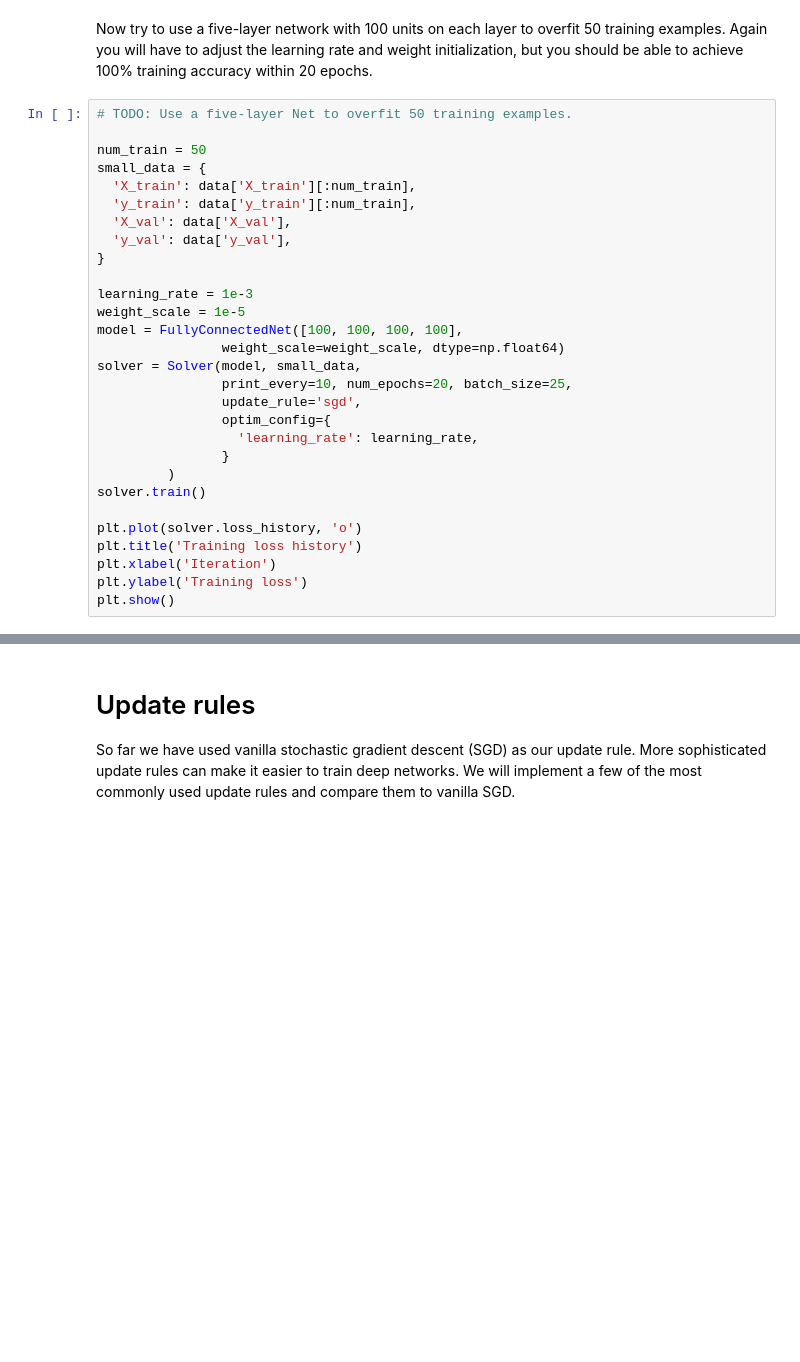
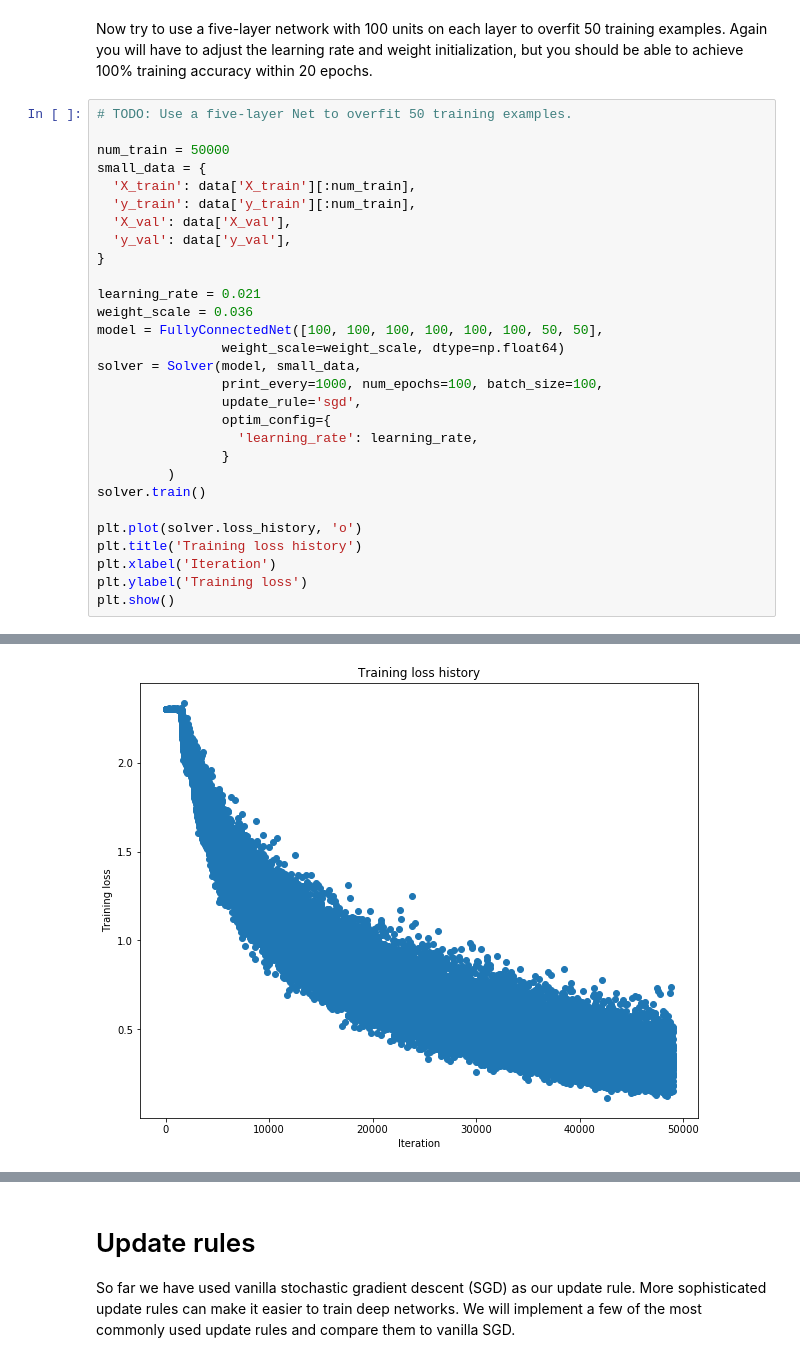
Before and after one commit to iznauy/cs231n, a Jupyter notebook: assignment2/FullyConnectedNets.ipynb, the cells around one changed output, grey strips where cells are left out. Cells and saved outputs as stored; diff of their text form; blank space fills up the shorter version.

```diff
--- a/assignment2/FullyConnectedNets.ipynb
+++ b/assignment2/FullyConnectedNets.ipynb
@@ -442,7 +475,7 @@ Now try to use a five-layer network with 100 units on each layer to overfit 50 t
 # %%
 # TODO: Use a five-layer Net to overfit 50 training examples.
 
-num_train = 50
+num_train = 50000
 small_data = {
   'X_train': data['X_train'][:num_train],
   'y_train': data['y_train'][:num_train],
@@ -450,12 +483,12 @@ small_data = {
   'y_val': data['y_val'],
 }
 
-learning_rate = 1e-3
-weight_scale = 1e-5
-model = FullyConnectedNet([100, 100, 100, 100],
+learning_rate = 0.021
+weight_scale = 0.036
+model = FullyConnectedNet([100, 100, 100, 100, 100, 100, 50, 50],
                 weight_scale=weight_scale, dtype=np.float64)
 solver = Solver(model, small_data,
-                print_every=10, num_epochs=20, batch_size=25,
+                print_every=1000, num_epochs=100, batch_size=100,
                 update_rule='sgd',
                 optim_config={
                   'learning_rate': learning_rate,
@@ -468,3 +501,4 @@ plt.title('Training loss history')
 plt.xlabel('Iteration')
 plt.ylabel('Training loss')
 plt.show()
+# %% [output]
@@ -471,3 +522,4 @@ plt.show()
+[figure, added]
 # %% [markdown]
 # Inline question:
 Did you notice anything about the comparative difficulty of training the three-layer net vs training the five layer net?
```
Also changed, not shown: parts of 8 cells of this notebook, 1 other file.
